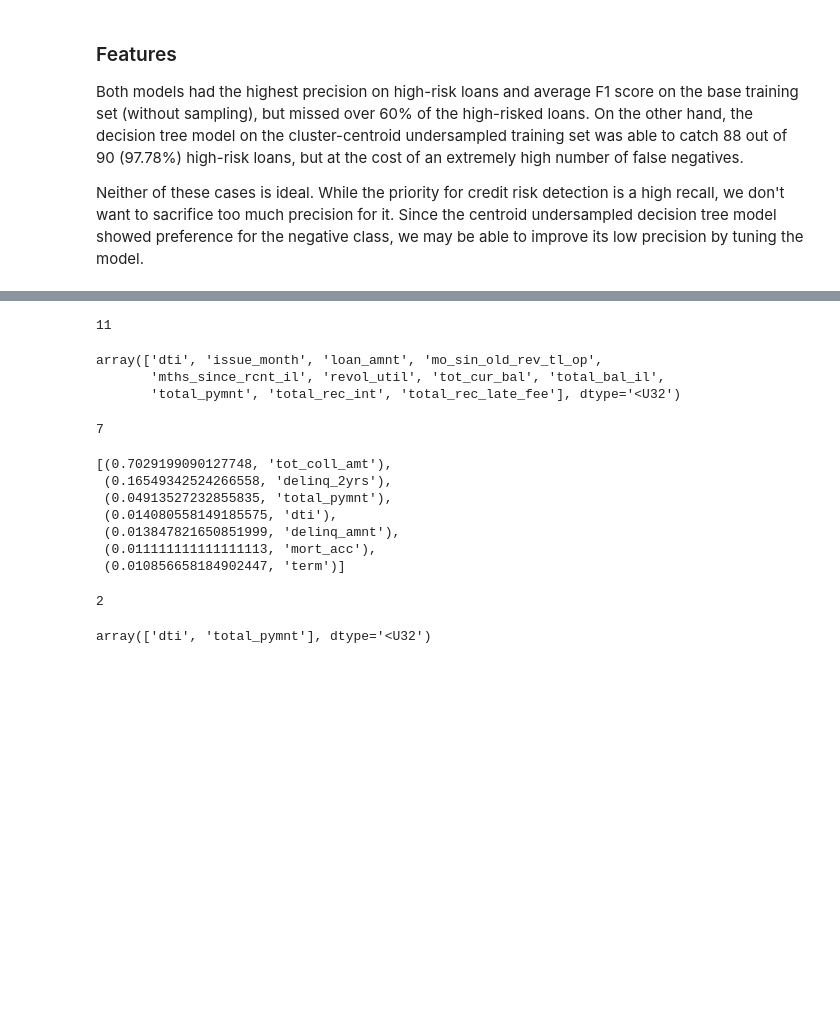
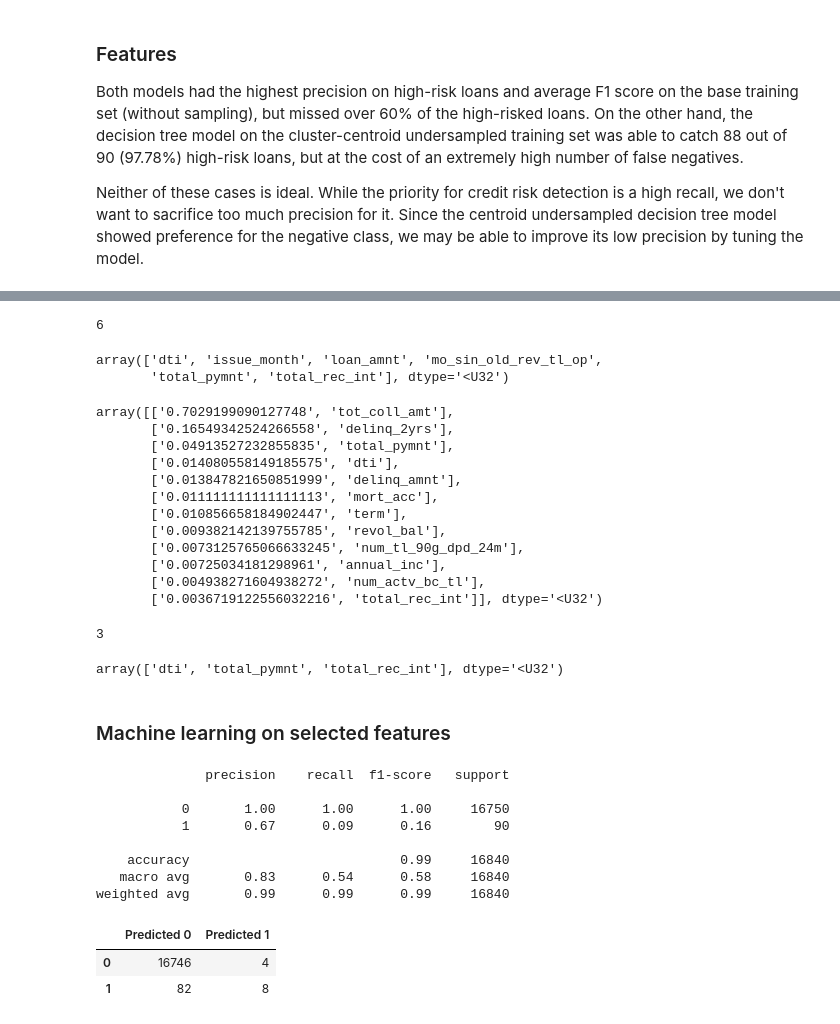
Before and after one commit to tri-bui/sandbox-ml, a Jupyter notebook: lt-credit-risk/credit_risk.ipynb, the cells around one changed output, grey strips where cells are left out. Cells and saved outputs as stored; diff of their text form; code cells hidden in the pictures; blank space fills up the shorter version.

```diff
--- a/lt-credit-risk/credit_risk.ipynb
+++ b/lt-credit-risk/credit_risk.ipynb
@@ -764,9 +764,8 @@ Both models had the highest precision on high-risk loans and average F1 score on
 
 Neither of these cases is ideal. While the priority for credit risk detection is a high recall, we don't want to sacrifice too much precision for it. Since the centroid undersampled decision tree model showed preference for the negative class, we may be able to improve its low precision by tuning the model.
 # %%
-# Scaled feature coefficients for baseline logistic regression
-lr_feats = sorted(zip(np.abs(lr.coef_[0]) / np.abs(lr.coef_[0]).sum(), X_train_scaled.columns), reverse=True)
-lr_feats1 = [feat for feat in lr_feats if feat[0] > 0.01] # feats with relative coefficient > 1%
-print(len(lr_feats1))
-lr_feats1
+# Top 12 feature coefficients for baseline logistic regression
+lr_feats = sorted(zip(np.abs(lr.coef_[0]), X_train_scaled.columns), reverse=True)
+lr_feats = np.array(lr_feats[:12]) # top 12
+lr_feats
 # %% [output]
@@ -825,36 +802,57 @@ tree_feats1
 # %%
-# Features in both sets
-base_feats = np.intersect1d(np.array(lr_feats1)[:, 1], np.array(tree_feats1)[:, 1])
+# Features in both baseline sets
+base_feats = np.intersect1d(lr_feats[:, 1], tree_feats[:, 1])
 print(len(base_feats))
 base_feats
 # %% [output]
-11
+6
 array(['dti', 'issue_month', 'loan_amnt', 'mo_sin_old_rev_tl_op',
-       'mths_since_rcnt_il', 'revol_util', 'tot_cur_bal', 'total_bal_il',
-       'total_pymnt', 'total_rec_int', 'total_rec_late_fee'], dtype='<U32')
+       'total_pymnt', 'total_rec_int'], dtype='<U32')
 # %%
-# Scaled feature coefficients for cluster-centroid undersampled decision tree
-ccu_feats = sorted(
-    zip(np.abs(tree_ccu.feature_importances_) / np.abs(tree_ccu.feature_importances_).sum(),
-        X_train_scaled.columns),
-    reverse=True)
-ccu_feats1 = [feat for feat in ccu_feats if feat[0] > 0.01] # feats with relative coefficient > 1%
-print(len(ccu_feats1))
-ccu_feats1
+# Top 12 feature coefficients for cluster-centroid undersampled decision tree
+ccu_feats = sorted(zip(np.abs(tree_ccu.feature_importances_), X_train_scaled.columns), reverse=True)
+ccu_feats = np.array(ccu_feats[:12]) # top 12
+ccu_feats
 # %% [output]
-7
+array([['0.7029199090127748', 'tot_coll_amt'],
+       ['0.16549342524266558', 'delinq_2yrs'],
+       ['0.04913527232855835', 'total_pymnt'],
+       ['0.014080558149185575', 'dti'],
+       ['0.013847821650851999', 'delinq_amnt'],
+       ['0.011111111111111113', 'mort_acc'],
+       ['0.010856658184902447', 'term'],
+       ['0.009382142139755785', 'revol_bal'],
+       ['0.0073125765066633245', 'num_tl_90g_dpd_24m'],
+       ['0.00725034181298961', 'annual_inc'],
+       ['0.004938271604938272', 'num_actv_bc_tl'],
+       ['0.0036719122556032216', 'total_rec_int']], dtype='<U32')
-[(0.7029199090127748, 'tot_coll_amt'),
- (0.16549342524266558, 'delinq_2yrs'),
- (0.04913527232855835, 'total_pymnt'),
- (0.014080558149185575, 'dti'),
- (0.013847821650851999, 'delinq_amnt'),
- (0.011111111111111113, 'mort_acc'),
- (0.010856658184902447, 'term')]
 # %%
 # Features in all 3 sets
-feats = np.intersect1d(base_feats, np.array(ccu_feats1)[:, 1])
-print(len(feats))
+feats = np.intersect1d(base_feats, ccu_feats[:, 1])
 feats
 # %% [output]
-2
+3
-array(['dti', 'total_pymnt'], dtype='<U32')
+array(['dti', 'total_pymnt', 'total_rec_int'], dtype='<U32')
+# %% [markdown]
+### Machine learning on selected features
+# %%
+# Baseline logistic regression
+lr_sel = LogisticRegression(random_state=42)
+lr_sel.fit(X_train_scaled[lr_feats[:, 1]], y_train)
+
+# Evaluate model
+lr_sel_val_pred = lr_sel.predict(X_val_scaled[lr_feats[:, 1]])
+print(classification_report(y_val, lr_sel_val_pred))
+pd.DataFrame(confusion_matrix(y_val, lr_sel_val_pred), index=['0', '1'], columns=['Predicted 0', 'Predicted 1'])
+# %% [output]
+              precision    recall  f1-score   support
+
+           0       1.00      1.00      1.00     16750
+           1       0.67      0.09      0.16        90
+
+    accuracy                           0.99     16840
+   macro avg       0.83      0.54      0.58     16840
+weighted avg       0.99      0.99      0.99     16840
+|  | Predicted 0 | Predicted 1 |
+| 0 | 16746 | 4 |
+| 1 | 82 | 8 |
```
Also changed, not shown: parts of 5 cells of this notebook.
